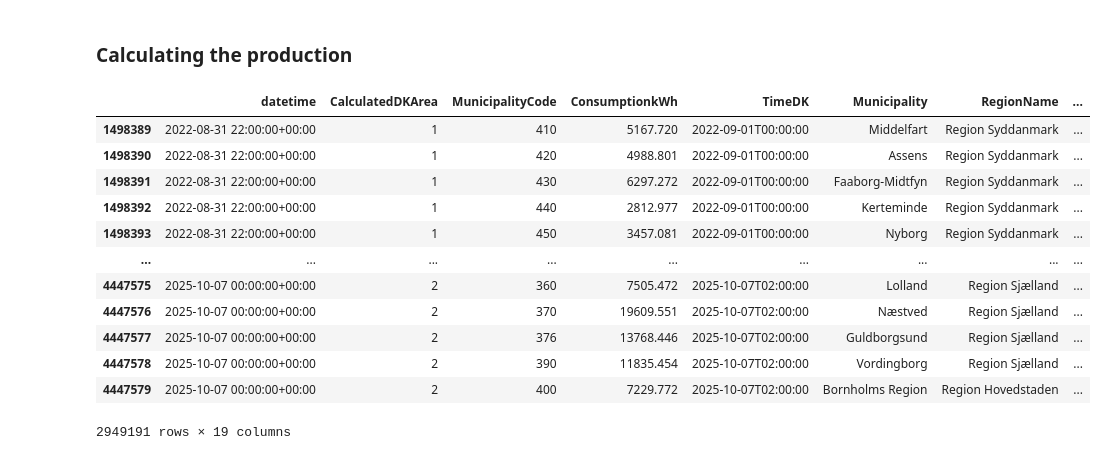
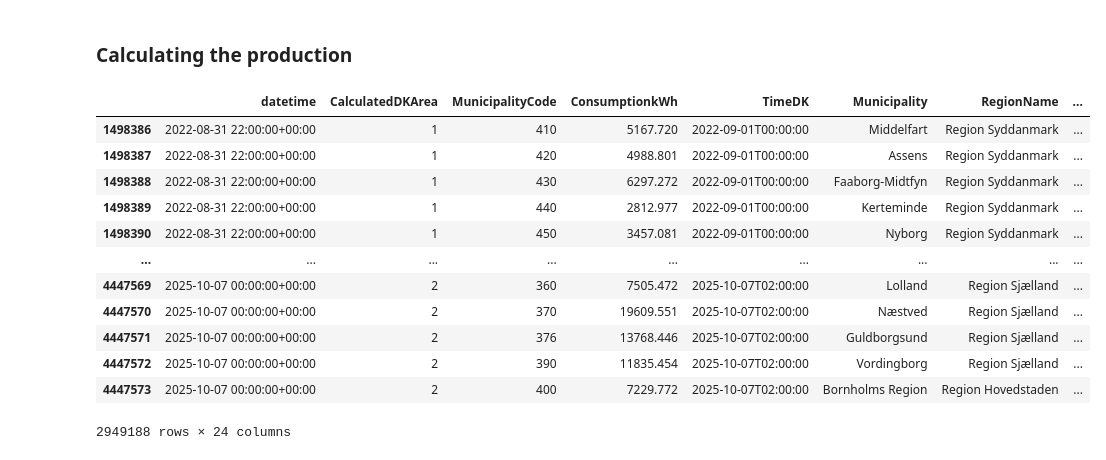
Before and after one commit to The-European-Avengers/BigDataProject, a Jupyter notebook: price_prediction.ipynb, the cells around one changed output. Drawn from its saved outputs; the diff is of its cells as text; code cells hidden in the pictures.

Commit message:
Added production calculation

```diff
--- a/price_prediction.ipynb
+++ b/price_prediction.ipynb
@@ -118,6 +118,8 @@ sunlight['timeObserved'] = pd.to_datetime(sunlight['timeObserved'], format='mixe
 
 # Convert to ISO 8601 with Z suffix
 sunlight['timeObserved'] = sunlight['timeObserved'].dt.strftime('%Y-%m-%dT%H:%M:%SZ')
+
+sunlight.drop(sunlight[sunlight['bright_sunshine'] > 60.0].index, inplace=True)
 # Remove duplicates
 sunlight = sunlight.drop_duplicates(subset=['timeObserved', 'stationId'], keep='first')
 
@@ -304,40 +306,51 @@ display(windmills)
 ### Calculating the production
 # %%
 def wind_cf(v):
+    """Returns the wind production capacity factor for a given wind speed."""
     if v < 3: return 0
     elif v < 4: return 0.05
     elif v < 5: return 0.12
     elif v < 6: return 0.22
     elif v < 7: return 0.35
     elif v < 8: return 0.50
     elif v < 9: return 0.65
     elif v < 10: return 0.80
     elif v < 12: return 0.95
-    elif v < 25: return 1.0
+    elif v < 25: return 0.90
     else: return 0
 
 # Vectorize it
 wind_cf_vec = np.vectorize(wind_cf)
 
+# Add capacities for the rows that don't have any data
 solar_lookup = solar.set_index("komnr")["kw_total"]
 wind_lookup = windmills.set_index("code")["Installed capacity [kW]"]
 merged["pv_kw"] = merged["MunicipalityCode"].map(solar_lookup).fillna(0)
 merged["wind_kw"] = merged["MunicipalityCode"].map(wind_lookup).fillna(0)
-#merged = merged.merge(solar, left_on='MunicipalityCode', right_on="komnr", how="left") \
- #              .merge(windmills, left_on='MunicipalityCode', right_on="code", how="left")
+merged['wind_kw'] = merged['wind_kw'].astype(int)
+
+# Wind output
+merged['wind_cf'] = wind_cf_vec(merged['mean_wind_speed'])
+merged['wind_kw_out'] = merged['wind_kw'] * merged['wind_cf']
+
+# Solar output
+merged["irradiance_factor"] = merged["bright_sunshine"] / 60.0
+merged["pv_kwh"] = merged["pv_kw"] * merged["irradiance_factor"] * 0.15
+
+merged["total_kwh"] = merged["pv_kwh"] + merged["wind_kw_out"]
 
 display(merged)
 # %% [output]
 |  | datetime | CalculatedDKArea | MunicipalityCode | ConsumptionkWh | TimeDK | Municipality | RegionName | ... |
-| 1498389 | 2022-08-31 22:00:00+00:00 | 1 | 410 | 5167.720 | 2022-09-01T00:00:00 | Middelfart | Region Syddanmark | ... |
-| 1498390 | 2022-08-31 22:00:00+00:00 | 1 | 420 | 4988.801 | 2022-09-01T00:00:00 | Assens | Region Syddanmark | ... |
-| 1498391 | 2022-08-31 22:00:00+00:00 | 1 | 430 | 6297.272 | 2022-09-01T00:00:00 | Faaborg-Midtfyn | Region Syddanmark | ... |
-| 1498392 | 2022-08-31 22:00:00+00:00 | 1 | 440 | 2812.977 | 2022-09-01T00:00:00 | Kerteminde | Region Syddanmark | ... |
-| 1498393 | 2022-08-31 22:00:00+00:00 | 1 | 450 | 3457.081 | 2022-09-01T00:00:00 | Nyborg | Region Syddanmark | ... |
+| 1498386 | 2022-08-31 22:00:00+00:00 | 1 | 410 | 5167.720 | 2022-09-01T00:00:00 | Middelfart | Region Syddanmark | ... |
+| 1498387 | 2022-08-31 22:00:00+00:00 | 1 | 420 | 4988.801 | 2022-09-01T00:00:00 | Assens | Region Syddanmark | ... |
+| 1498388 | 2022-08-31 22:00:00+00:00 | 1 | 430 | 6297.272 | 2022-09-01T00:00:00 | Faaborg-Midtfyn | Region Syddanmark | ... |
+| 1498389 | 2022-08-31 22:00:00+00:00 | 1 | 440 | 2812.977 | 2022-09-01T00:00:00 | Kerteminde | Region Syddanmark | ... |
+| 1498390 | 2022-08-31 22:00:00+00:00 | 1 | 450 | 3457.081 | 2022-09-01T00:00:00 | Nyborg | Region Syddanmark | ... |
 | ... | ... | ... | ... | ... | ... | ... | ... | ... |
-| 4447575 | 2025-10-07 00:00:00+00:00 | 2 | 360 | 7505.472 | 2025-10-07T02:00:00 | Lolland | Region Sjælland | ... |
-| 4447576 | 2025-10-07 00:00:00+00:00 | 2 | 370 | 19609.551 | 2025-10-07T02:00:00 | Næstved | Region Sjælland | ... |
-| 4447577 | 2025-10-07 00:00:00+00:00 | 2 | 376 | 13768.446 | 2025-10-07T02:00:00 | Guldborgsund | Region Sjælland | ... |
-| 4447578 | 2025-10-07 00:00:00+00:00 | 2 | 390 | 11835.454 | 2025-10-07T02:00:00 | Vordingborg | Region Sjælland | ... |
-| 4447579 | 2025-10-07 00:00:00+00:00 | 2 | 400 | 7229.772 | 2025-10-07T02:00:00 | Bornholms Region | Region Hovedstaden | ... |
+| 4447569 | 2025-10-07 00:00:00+00:00 | 2 | 360 | 7505.472 | 2025-10-07T02:00:00 | Lolland | Region Sjælland | ... |
+| 4447570 | 2025-10-07 00:00:00+00:00 | 2 | 370 | 19609.551 | 2025-10-07T02:00:00 | Næstved | Region Sjælland | ... |
+| 4447571 | 2025-10-07 00:00:00+00:00 | 2 | 376 | 13768.446 | 2025-10-07T02:00:00 | Guldborgsund | Region Sjælland | ... |
+| 4447572 | 2025-10-07 00:00:00+00:00 | 2 | 390 | 11835.454 | 2025-10-07T02:00:00 | Vordingborg | Region Sjælland | ... |
+| 4447573 | 2025-10-07 00:00:00+00:00 | 2 | 400 | 7229.772 | 2025-10-07T02:00:00 | Bornholms Region | Region Hovedstaden | ... |
-2949191 rows × 19 columns
+2949188 rows × 24 columns
```
Also changed, not shown: parts of 2 cells of this notebook.
